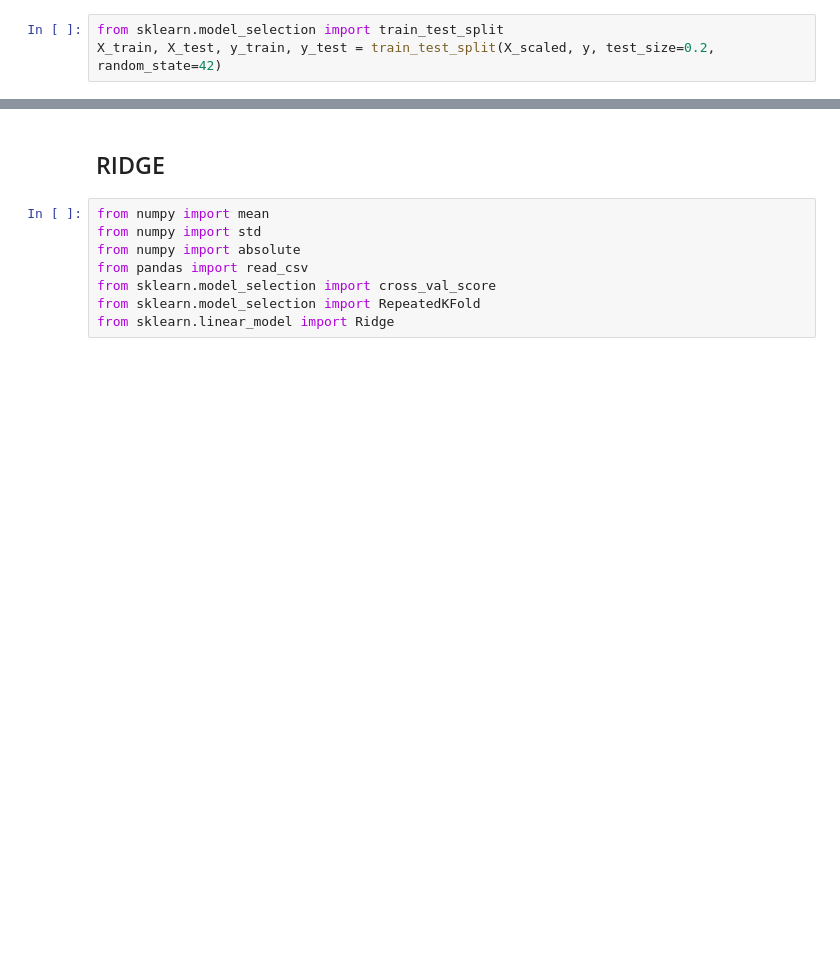
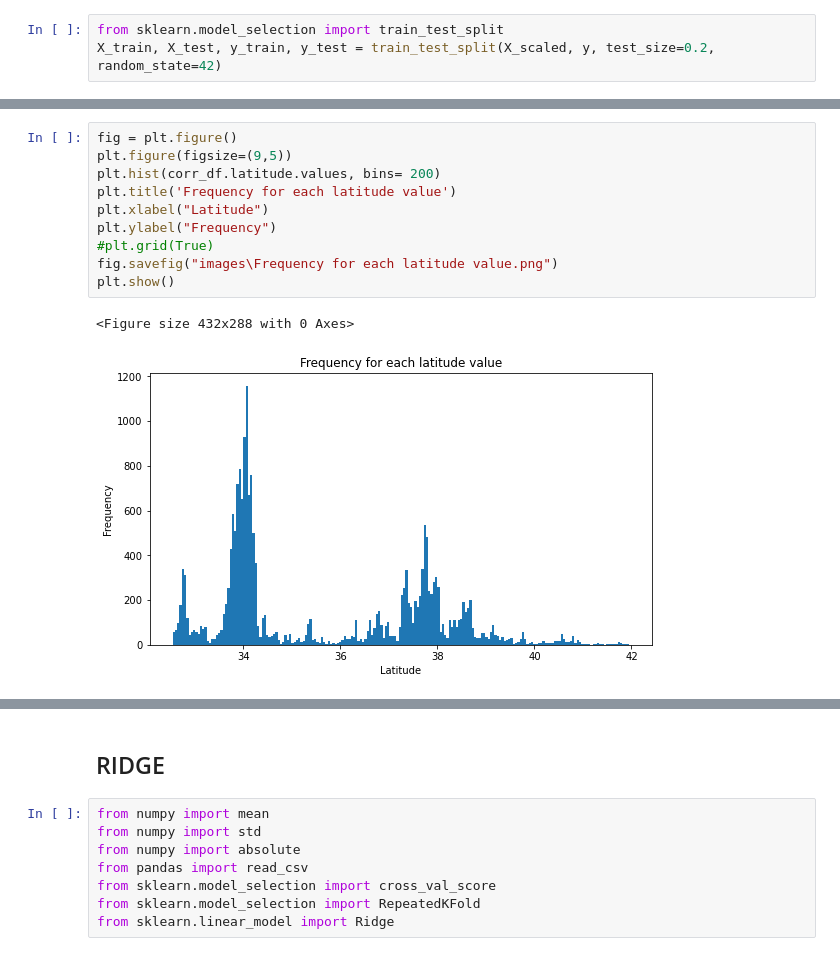
Before and after one commit to martinaviggiano/ml_project, a Jupyter notebook: Machine Learning Project.ipynb, the cells around one changed output, grey strips where cells are left out. Drawn from its saved outputs; the diff is of its cells as text; blank space fills up the shorter version.

```diff
--- a/Machine Learning Project.ipynb
+++ b/Machine Learning Project.ipynb
@@ -195,0 +226,13 @@ NameError: name 'corr_df1' is not defined
+# %%
+fig = plt.figure()
+plt.figure(figsize=(9,5))
+plt.hist(corr_df.latitude.values, bins= 200)
+plt.title('Frequency for each latitude value')
+plt.xlabel("Latitude")
+plt.ylabel("Frequency")
+#plt.grid(True)
+fig.savefig("images\Frequency for each latitude value.png")
+plt.show()
+# %% [output]
+<Figure size 432x288 with 0 Axes>
+[figure, added]
```
Also changed, not shown: parts of 33 cells of this notebook, 11 other files.
